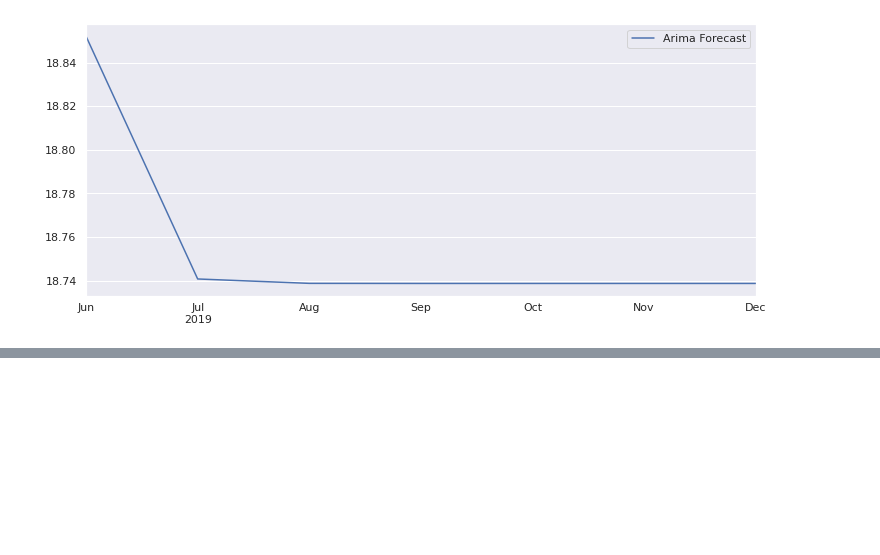
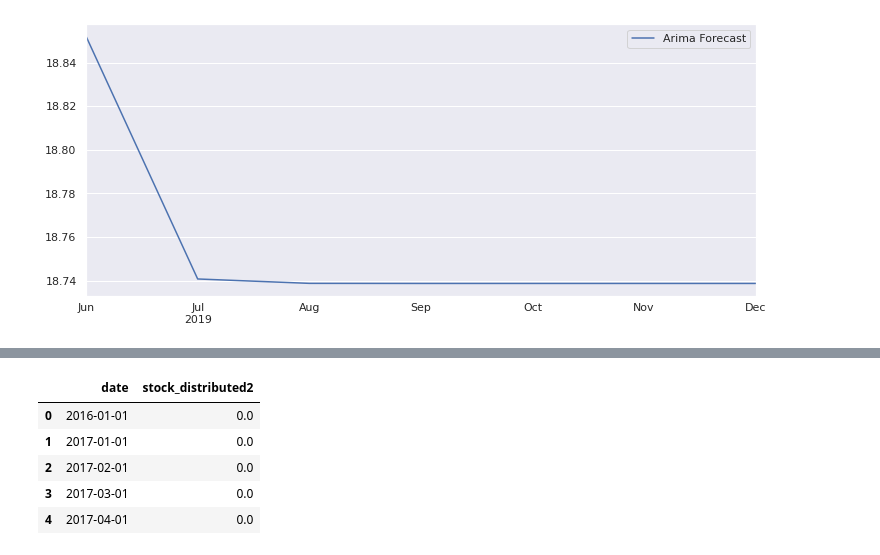
Before and after one commit to Viviankatheu/Future-Contraceptive-Use, a Jupyter notebook: Intelligent_Forecasting_Challenge_Model_Future_Contraceptive__Use_in_Cote_d'Ivoire.ipynb, the cells around one changed output, grey strips where cells are left out. Saved outputs shown, nothing was run; the diff lists cells and outputs as text; code cells hidden in the pictures; blank space fills up the shorter version.

```diff
--- a/Intelligent_Forecasting_Challenge_Model_Future_Contraceptive__Use_in_Cote_d'Ivoire.ipynb
+++ b/Intelligent_Forecasting_Challenge_Model_Future_Contraceptive__Use_in_Cote_d'Ivoire.ipynb
@@ -1437,0 +1465,10 @@ predict.plot(figsize=(12,5), legend = True)
+# %%
+df2 = df1[['date','stock_distributed2']]
+df2.head()
+# %% [output]
+|  | date | stock_distributed2 |
+| 0 | 2016-01-01 | 0.0 |
+| 1 | 2017-01-01 | 0.0 |
+| 2 | 2017-02-01 | 0.0 |
+| 3 | 2017-03-01 | 0.0 |
+| 4 | 2017-04-01 | 0.0 |
```
Also changed, not shown: parts of 18 cells of this notebook.
